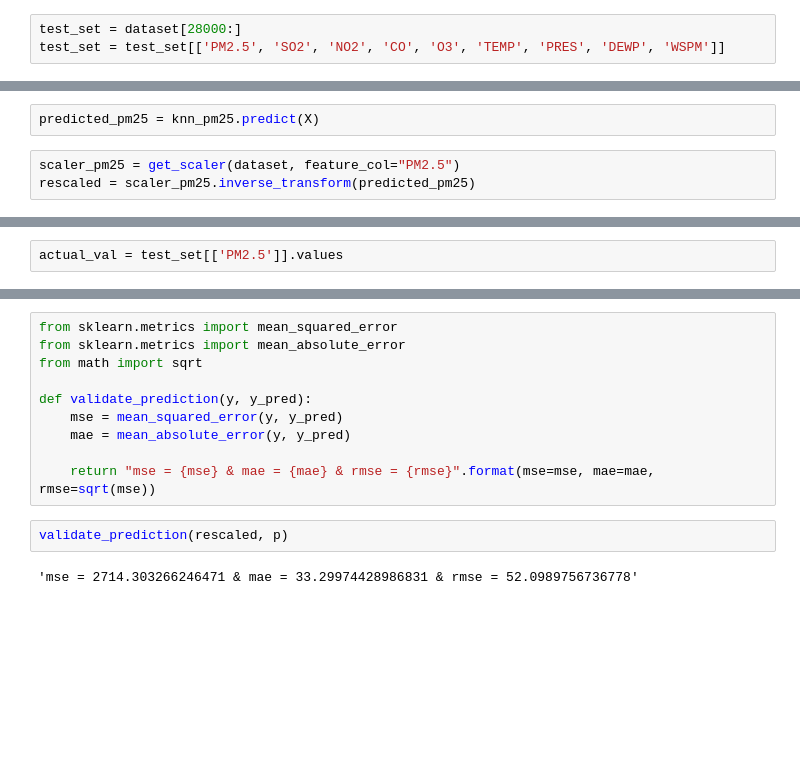
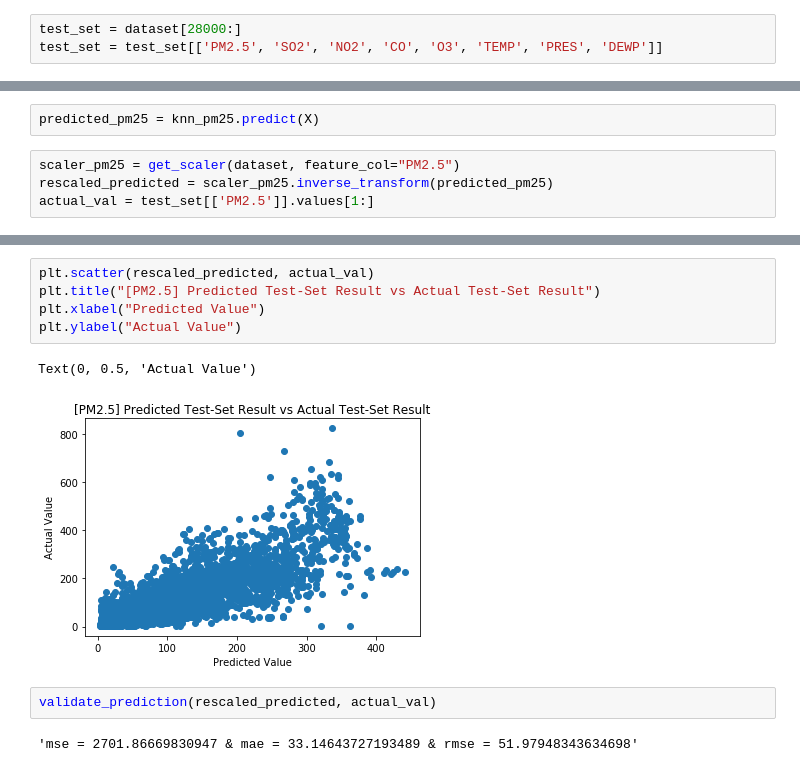
Before and after one commit to rickypereira/BeijingAirPollutionPrediction, a Jupyter notebook: Ensemble.ipynb, the cells around one changed output, grey strips where cells are left out. Saved outputs shown, nothing was run; the diff lists cells and outputs as text; blank space fills up the shorter version.

```diff
--- a/Ensemble.ipynb
+++ b/Ensemble.ipynb
@@ -25,7 +31,7 @@ model_wspm = load_model('data/model/simple_rnn_wspm.rnn')
 dataset = joblib.load('data/cleaned/unnormalized_Wanshouxigong.joblib')
 # %%
 test_set = dataset[28000:]
-test_set = test_set[['PM2.5', 'SO2', 'NO2', 'CO', 'O3', 'TEMP', 'PRES', 'DEWP', 'WSPM']]
+test_set = test_set[['PM2.5', 'SO2', 'NO2', 'CO', 'O3', 'TEMP', 'PRES', 'DEWP']]
 # %%
 def build_scaler(dataset, feature_col="SO2"):
     dataset = dataset[[feature_col]]
@@ -125,4 +137,5 @@ X = scaler.fit_transform(predicted_df)
 predicted_pm25 = knn_pm25.predict(X)
 # %%
 scaler_pm25 = get_scaler(dataset, feature_col="PM2.5")
-rescaled = scaler_pm25.inverse_transform(predicted_pm25)
+rescaled_predicted = scaler_pm25.inverse_transform(predicted_pm25)
+actual_val = test_set[['PM2.5']].values[1:]
@@ -139,2 +141,0 @@ array([[41.78571429],
-# %%
-actual_val = test_set[['PM2.5']].values
@@ -155,14 +142,12 @@ plt.scatter(rescaled, p)
-# %%
-from sklearn.metrics import mean_squared_error
-from sklearn.metrics import mean_absolute_error
-from math import sqrt
-
-def validate_prediction(y, y_pred):
-    mse = mean_squared_error(y, y_pred)
-    mae = mean_absolute_error(y, y_pred)
-
-    return "mse = {mse} & mae = {mae} & rmse = {rmse}".format(mse=mse, mae=mae, rmse=sqrt(mse))
-# %%
-validate_prediction(rescaled, p)
-# %% [output]
-'mse = 2714.303266246471 & mae = 33.29974428986831 & rmse = 52.0989756736778'
+# %%
+plt.scatter(rescaled_predicted, actual_val)
+plt.title("[PM2.5] Predicted Test-Set Result vs Actual Test-Set Result")
+plt.xlabel("Predicted Value")
+plt.ylabel("Actual Value")
+# %% [output]
+Text(0, 0.5, 'Actual Value')
+[figure, added]
+# %%
+validate_prediction(rescaled_predicted, actual_val)
+# %% [output]
+'mse = 2701.86669830947 & mae = 33.14643727193489 & rmse = 51.97948343634698'
```
Also changed, not shown: parts of 24 cells of this notebook, 2 other files.
